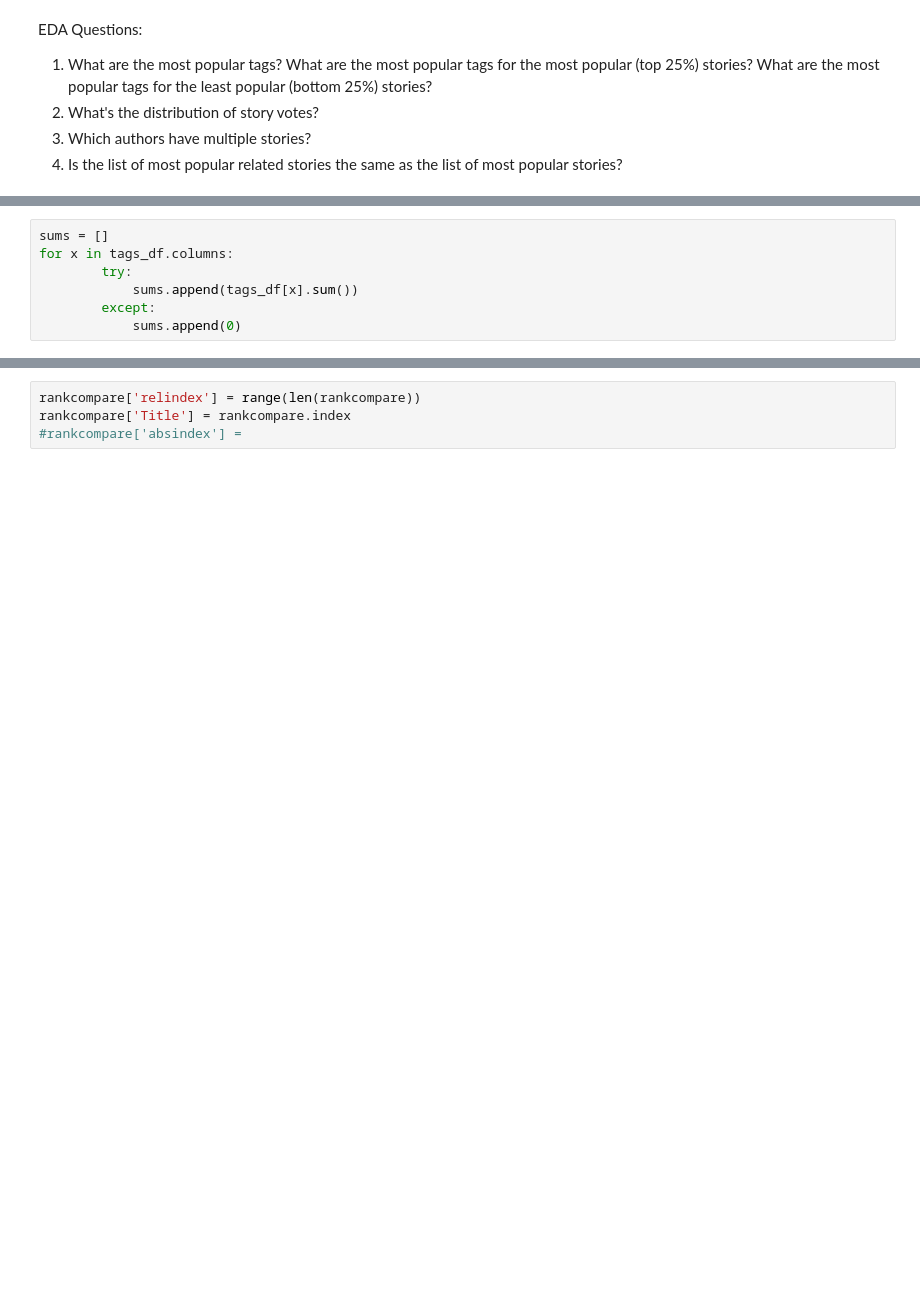
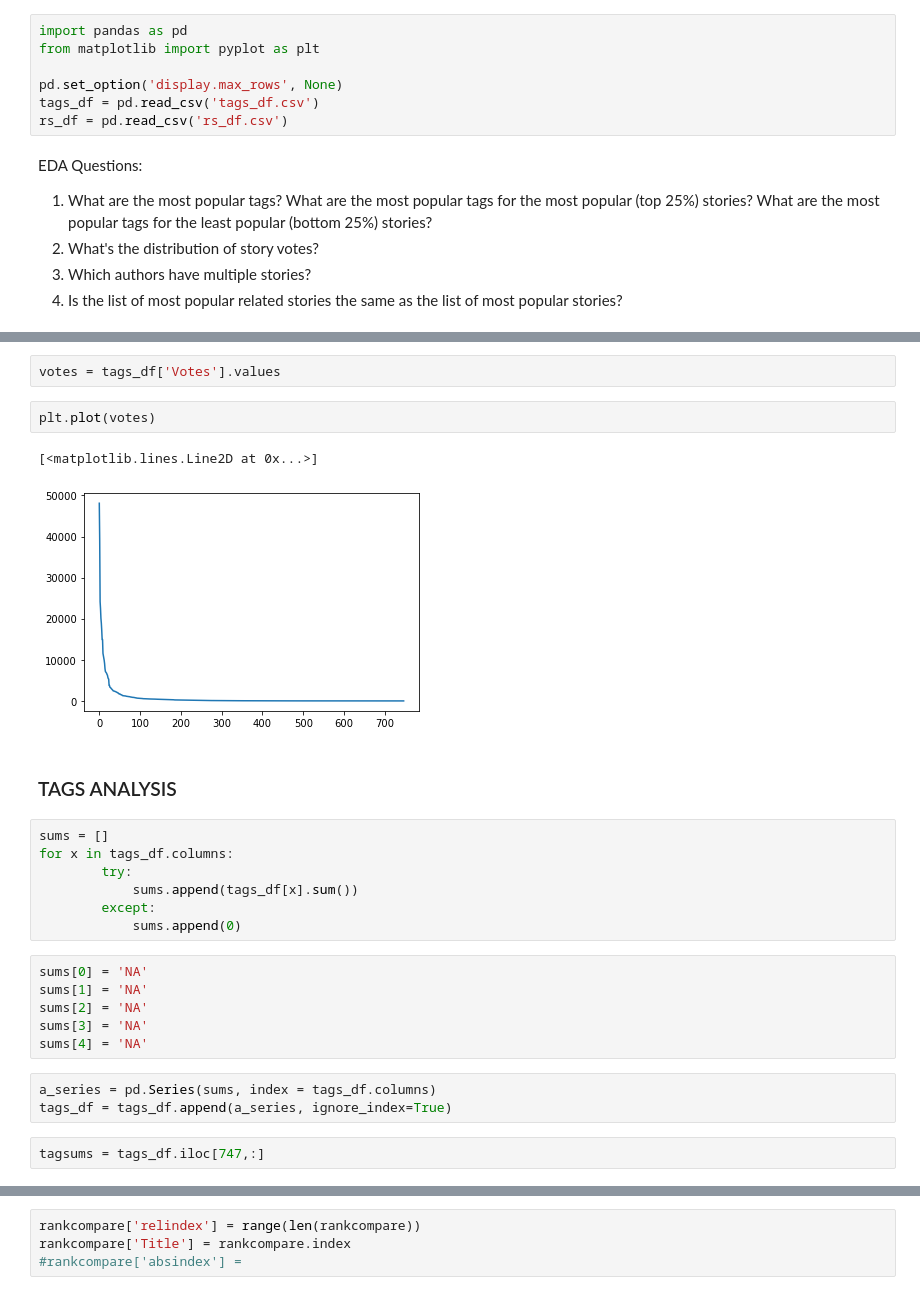
Before and after one commit to Graham-MacIsaac/Capstone-2, a Jupyter notebook: EDA.ipynb, the cells around one changed output, grey strips where cells are left out. Cells and saved outputs as stored; diff of their text form; blank space fills up the shorter version.

```diff
--- a/EDA.ipynb
+++ b/EDA.ipynb
@@ -1,5 +1,12 @@
 # %% [markdown]
 Exploratory Data Analysis
+# %%
+import pandas as pd
+from matplotlib import pyplot as plt
+
+pd.set_option('display.max_rows', None)
+tags_df = pd.read_csv('tags_df.csv')
+rs_df = pd.read_csv('rs_df.csv')
 # %% [markdown]
 EDA Questions:
 
@@ -12,3 +39,12 @@ EDA Questions:
+# %%
+votes = tags_df['Votes'].values
+# %%
+plt.plot(votes)
+# %% [output]
+[<matplotlib.lines.Line2D at 0x...>]
+[figure, added]
+# %% [markdown]
+### TAGS ANALYSIS
 # %%
 sums = []
 for x in tags_df.columns:
@@ -16,4 +52,15 @@ for x in tags_df.columns:
             sums.append(tags_df[x].sum())
         except:
             sums.append(0)
+# %%
+sums[0] = 'NA'
+sums[1] = 'NA'
+sums[2] = 'NA'
+sums[3] = 'NA'
+sums[4] = 'NA'
+# %%
+a_series = pd.Series(sums, index = tags_df.columns)
+tags_df = tags_df.append(a_series, ignore_index=True)
+# %%
+tagsums = tags_df.iloc[747,:]
 # %%
```
Also changed, not shown: parts of 20 cells of this notebook.
